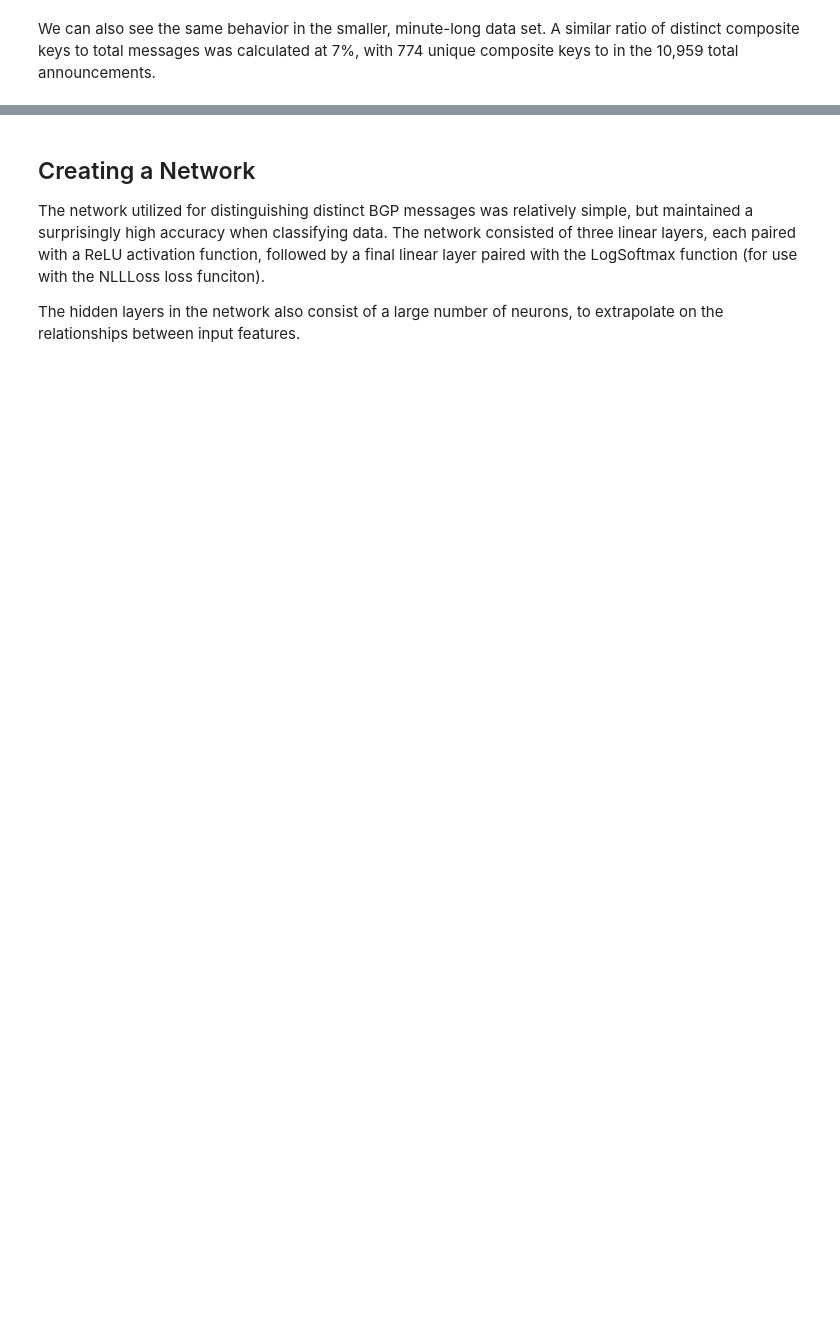
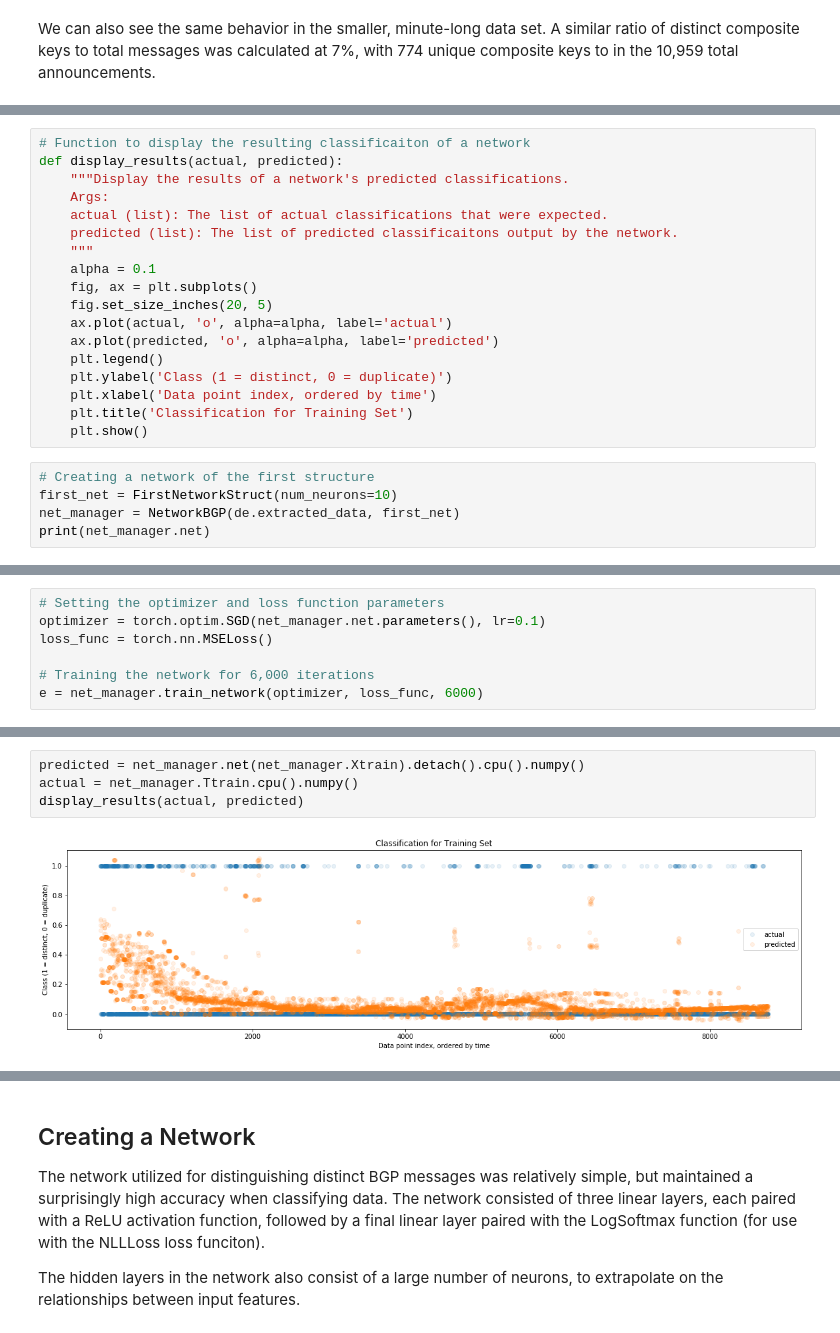
Before and after one commit to adolan5/BGPDistinct, a Jupyter notebook: notebooks/BGPDistinct.ipynb, the cells around one changed output, grey strips where cells are left out. Saved outputs shown, nothing was run; the diff lists cells and outputs as text; blank space fills up the shorter version.

```diff
--- a/notebooks/BGPDistinct.ipynb
+++ b/notebooks/BGPDistinct.ipynb
@@ -267,0 +225,23 @@ plt.show()
+# %%
+# Function to display the resulting classificaiton of a network
+def display_results(actual, predicted):
+    """Display the results of a network's predicted classifications.
+    Args:
+    actual (list): The list of actual classifications that were expected.
+    predicted (list): The list of predicted classificaitons output by the network.
+    """
+    alpha = 0.1
+    fig, ax = plt.subplots()
+    fig.set_size_inches(20, 5)
+    ax.plot(actual, 'o', alpha=alpha, label='actual')
+    ax.plot(predicted, 'o', alpha=alpha, label='predicted')
+    plt.legend()
+    plt.ylabel('Class (1 = distinct, 0 = duplicate)')
+    plt.xlabel('Data point index, ordered by time')
+    plt.title('Classification for Training Set')
+    plt.show()
+# %%
+# Creating a network of the first structure
+first_net = FirstNetworkStruct(num_neurons=10)
+net_manager = NetworkBGP(de.extracted_data, first_net)
+print(net_manager.net)
@@ -267,0 +260,7 @@ plt.show()
+# %%
+# Setting the optimizer and loss function parameters
+optimizer = torch.optim.SGD(net_manager.net.parameters(), lr=0.1)
+loss_func = torch.nn.MSELoss()
+
+# Training the network for 6,000 iterations
+e = net_manager.train_network(optimizer, loss_func, 6000)
@@ -267,0 +271,6 @@ plt.show()
+# %%
+predicted = net_manager.net(net_manager.Xtrain).detach().cpu().numpy()
+actual = net_manager.Ttrain.cpu().numpy()
+display_results(actual, predicted)
+# %% [output]
+[figure, added]
```
Also changed, not shown: parts of 46 cells of this notebook.
